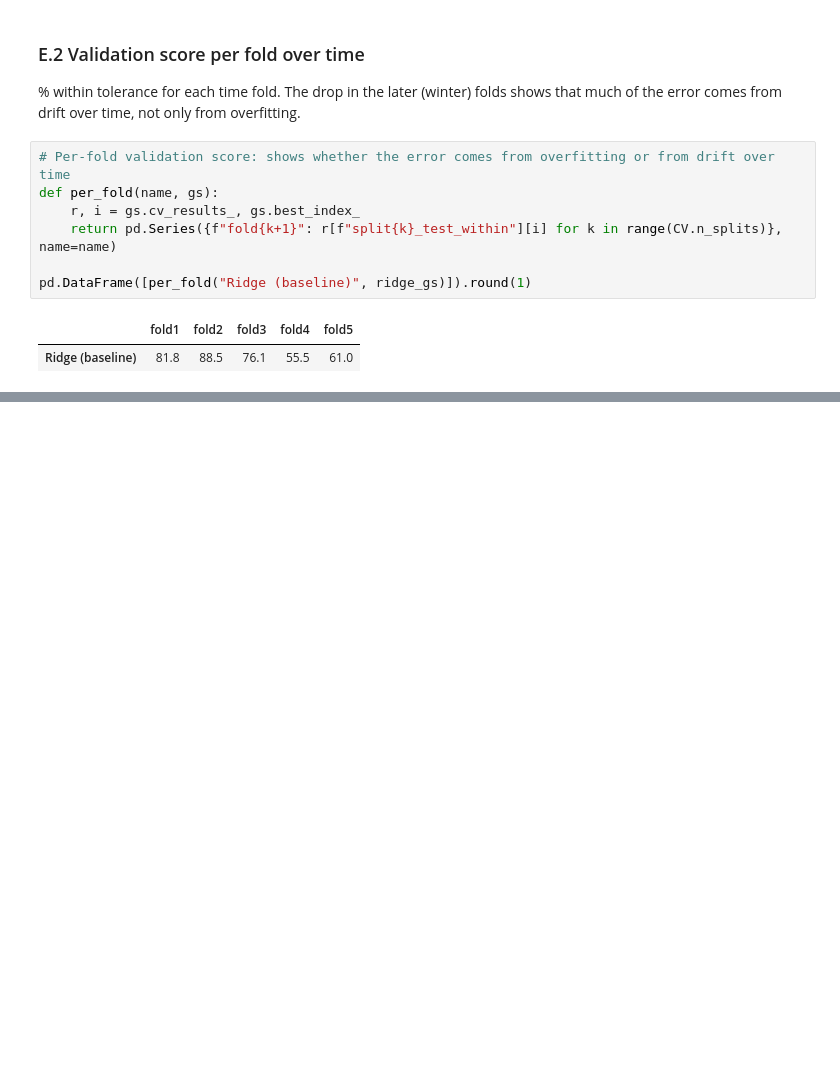
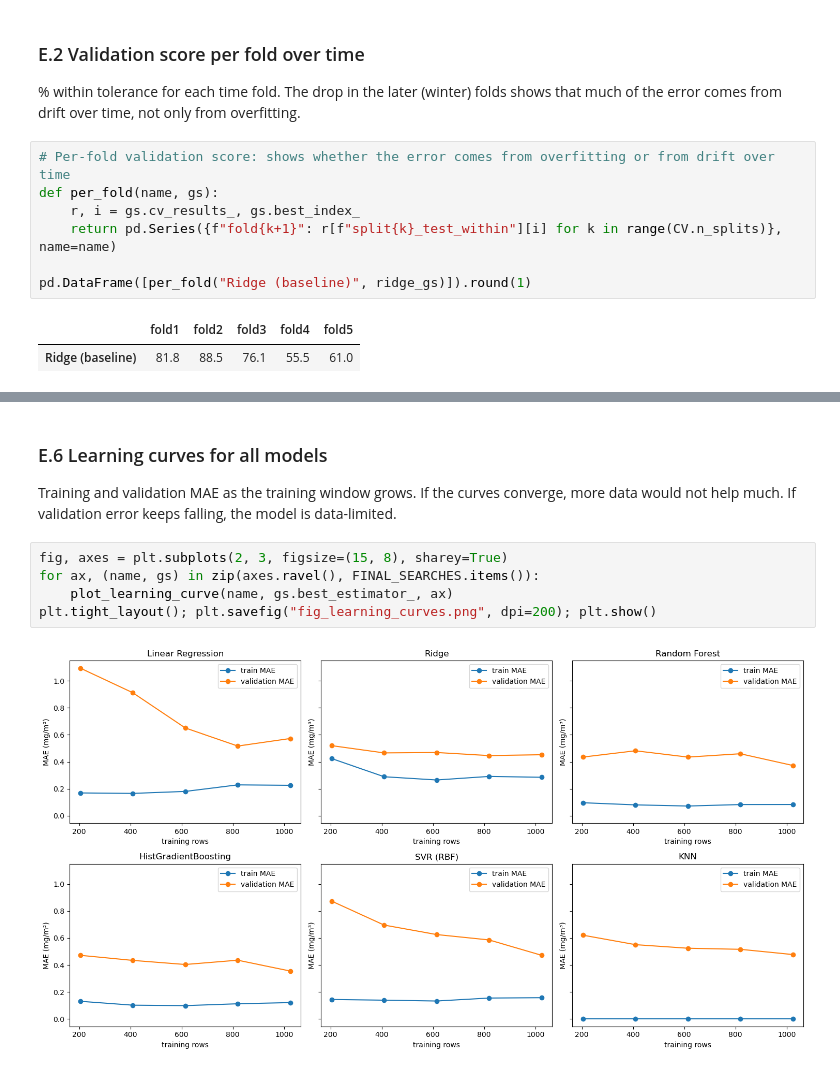
Before and after one commit to ASHTOW2102/eng5338-cw2-air-quality, a Jupyter notebook: ENG5338_CW2_notebook.ipynb, the cells around one changed output, grey strips where cells are left out. Cells and saved outputs as stored; diff of their text form; blank space fills up the shorter version.

```diff
--- a/ENG5338_CW2_notebook.ipynb
+++ b/ENG5338_CW2_notebook.ipynb
@@ -1371,0 +1518,10 @@ pd.DataFrame([per_fold("Ridge (baseline)", ridge_gs)]).round(1)
+# %% [markdown]
+### E.6 Learning curves for all models
+Training and validation MAE as the training window grows. If the curves converge, more data would not help much. If validation error keeps falling, the model is data-limited.
+# %%
+fig, axes = plt.subplots(2, 3, figsize=(15, 8), sharey=True)
+for ax, (name, gs) in zip(axes.ravel(), FINAL_SEARCHES.items()):
+    plot_learning_curve(name, gs.best_estimator_, ax)
+plt.tight_layout(); plt.savefig("fig_learning_curves.png", dpi=200); plt.show()
+# %% [output]
+[figure, added]
```
Also changed, not shown: parts of 39 cells of this notebook.
